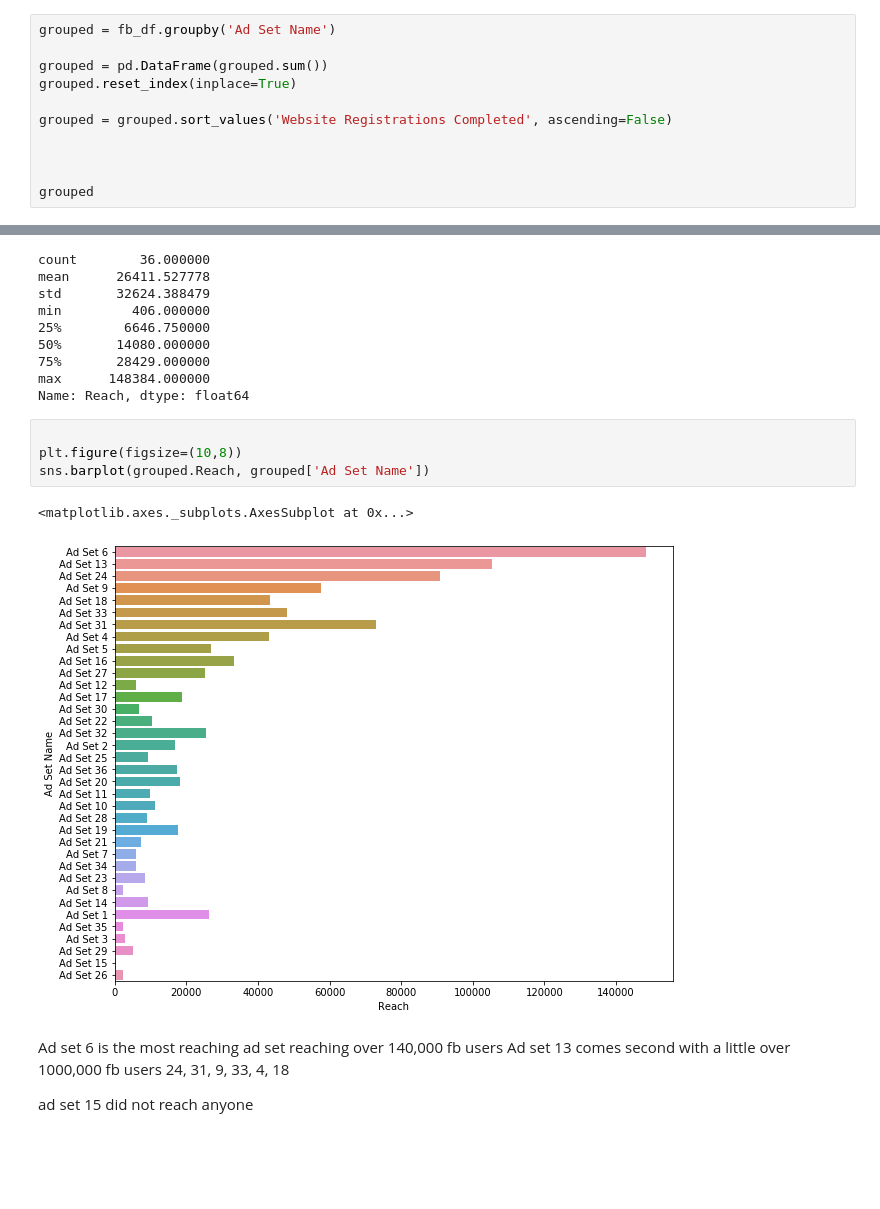
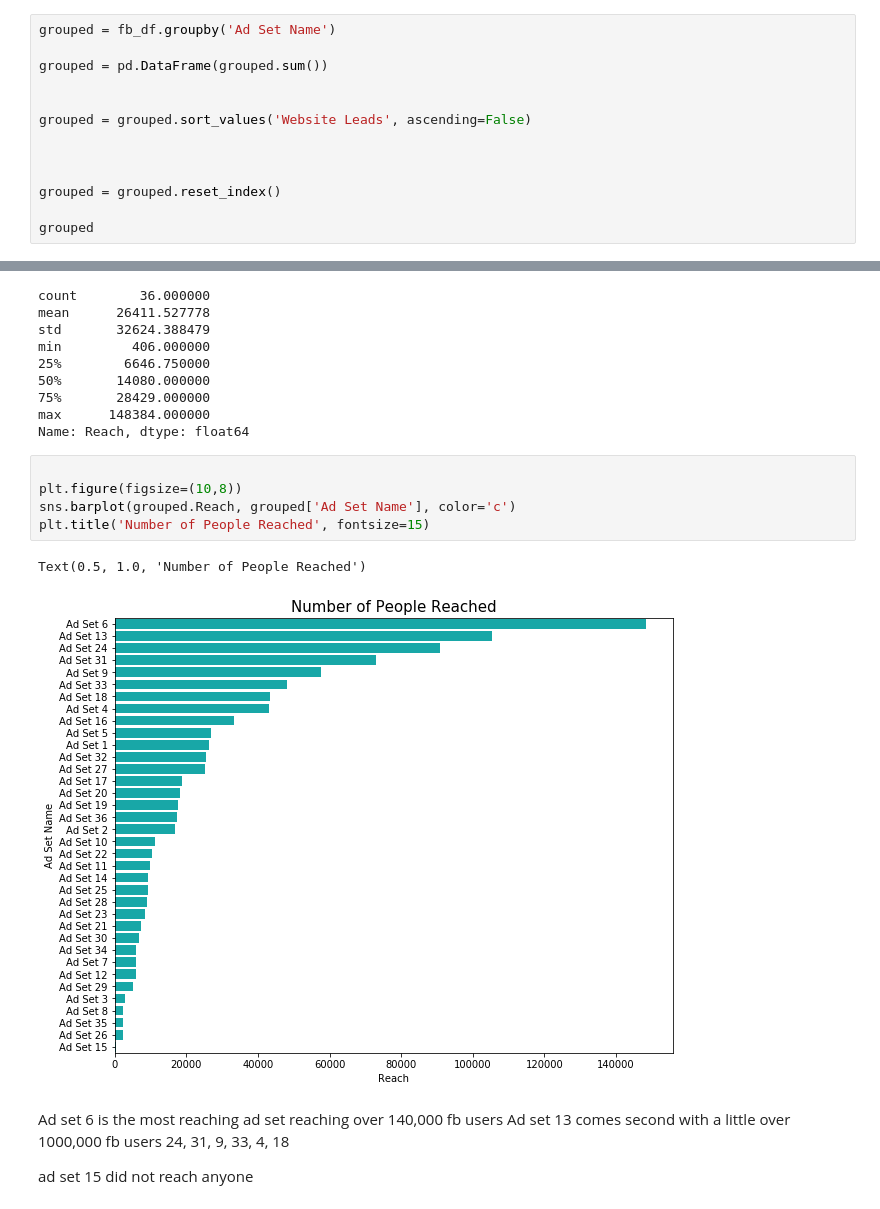
Before and after one commit to Lidetsal/Facebook-Ad-Project, a Jupyter notebook: Untitled.ipynb, the cells around one changed output, grey strips where cells are left out. Cells and saved outputs as stored; diff of their text form; blank space fills up the shorter version.

```diff
--- a/Untitled.ipynb
+++ b/Untitled.ipynb
@@ -71,12 +81,14 @@ dtype: int64
 grouped = fb_df.groupby('Ad Set Name')
 
 grouped = pd.DataFrame(grouped.sum())
-grouped.reset_index(inplace=True)
 
-grouped = grouped.sort_values('Website Registrations Completed', ascending=False)
+
+grouped = grouped.sort_values('Website Leads', ascending=False)
 
 
 
+grouped = grouped.reset_index()
+
 grouped
 # %% [output]
 |  | Ad Set Name | Reach | Frequency | Amount Spent (USD) | Impressions | CPM (Cost per 1,000 Impressions) ... | Link Clicks | ... |
@@ -111,10 +149,11 @@ Name: Reach, dtype: float64
 # %%
 
 plt.figure(figsize=(10,8))
-sns.barplot(grouped.Reach, grouped['Ad Set Name'])
+sns.barplot(grouped.Reach, grouped['Ad Set Name'], color='c')
+plt.title('Number of People Reached', fontsize=15)
 # %% [output]
-<matplotlib.axes._subplots.AxesSubplot at 0x...>
+Text(0.5, 1.0, 'Number of People Reached')
-[figure, old version]
+[figure, new version]
 # %% [markdown]
 Ad set 6 is the most reaching ad set reaching over 140,000 fb users
 Ad set 13 comes second with a little over 1000,000 fb users
```
Also changed, not shown: parts of 10 cells of this notebook, 2 other files.
